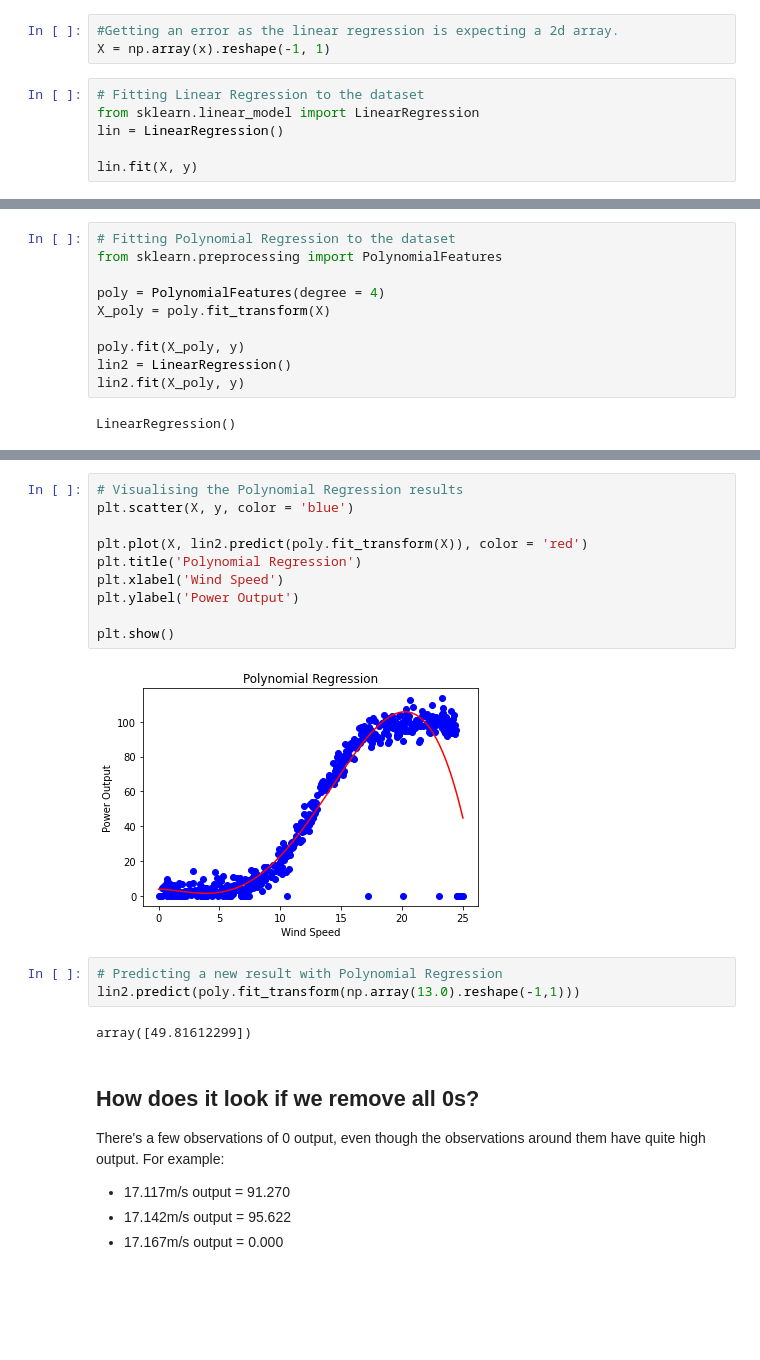
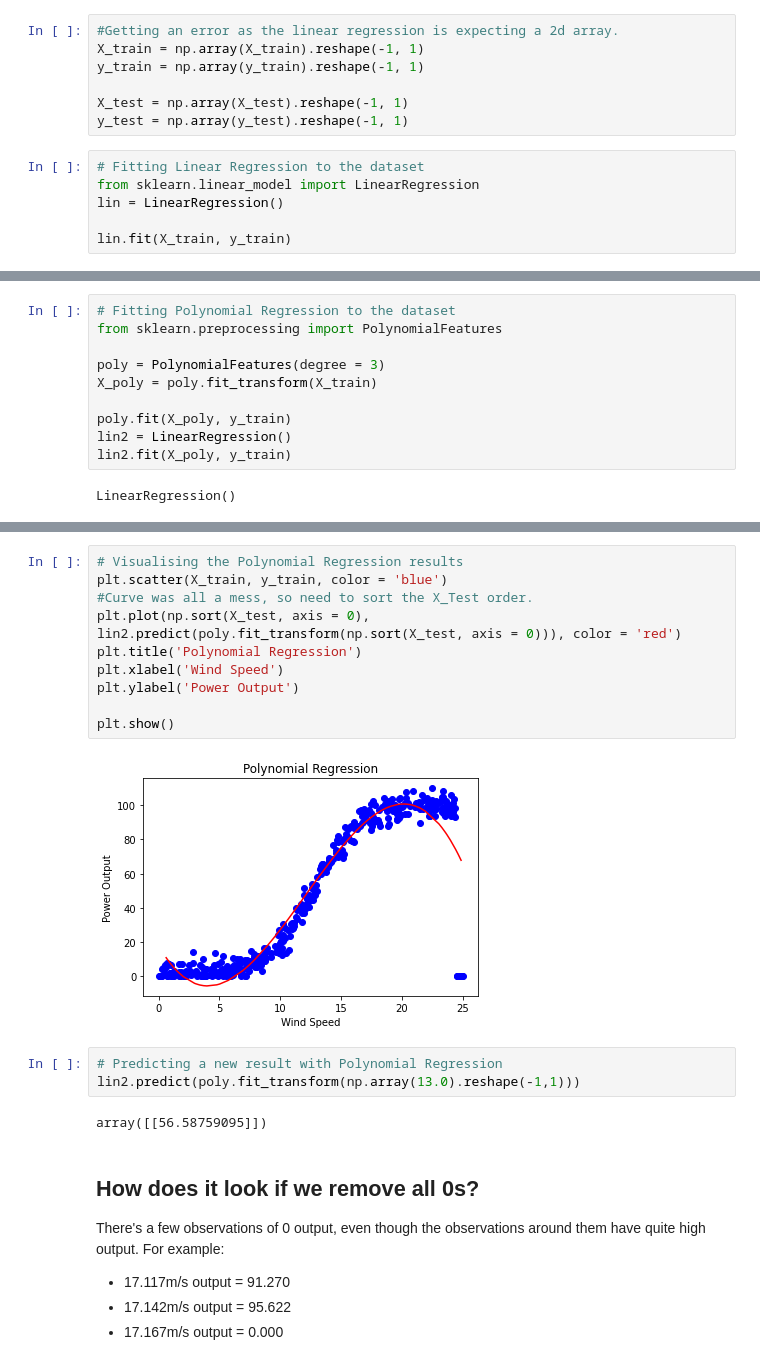
Before and after one commit to OtherBrian/fda-regression_project, a Jupyter notebook: Regression Project.ipynb, the cells around one changed output, grey strips where cells are left out. Saved outputs shown, nothing was run; the diff lists cells and outputs as text; blank space fills up the shorter version.

Commit message:
All regressions are now using the Train-Test Split data.

```diff
--- a/Regression Project.ipynb
+++ b/Regression Project.ipynb
@@ -253,25 +234,29 @@ https://towardsdatascience.com/polynomial-regression-with-scikit-learn-what-you-
 https://towardsdatascience.com/machine-learning-polynomial-regression-with-python-5328e4e8a386
 # %%
 #Getting an error as the linear regression is expecting a 2d array.
-X = np.array(x).reshape(-1, 1)
+X_train = np.array(X_train).reshape(-1, 1)
+y_train = np.array(y_train).reshape(-1, 1)
+
+X_test = np.array(X_test).reshape(-1, 1)
+y_test = np.array(y_test).reshape(-1, 1)
 # %%
 # Fitting Linear Regression to the dataset
 from sklearn.linear_model import LinearRegression
 lin = LinearRegression()
 
-lin.fit(X, y)
+lin.fit(X_train, y_train)
 # %% [output]
 LinearRegression()
 # %%
 # Fitting Polynomial Regression to the dataset
 from sklearn.preprocessing import PolynomialFeatures
 
-poly = PolynomialFeatures(degree = 4)
-X_poly = poly.fit_transform(X)
+poly = PolynomialFeatures(degree = 3)
+X_poly = poly.fit_transform(X_train)
 
-poly.fit(X_poly, y)
+poly.fit(X_poly, y_train)
 lin2 = LinearRegression()
-lin2.fit(X_poly, y)
+lin2.fit(X_poly, y_train)
 # %% [output]
 LinearRegression()
 # %%
@@ -289,20 +274,20 @@ plt.show()
 # %%
 # Visualising the Polynomial Regression results
-plt.scatter(X, y, color = 'blue')
-
-plt.plot(X, lin2.predict(poly.fit_transform(X)), color = 'red')
+plt.scatter(X_train, y_train, color = 'blue')
+#Curve was all a mess, so need to sort the X_Test order.
+plt.plot(np.sort(X_test, axis = 0), lin2.predict(poly.fit_transform(np.sort(X_test, axis = 0))), color = 'red')
 plt.title('Polynomial Regression')
 plt.xlabel('Wind Speed')
 plt.ylabel('Power Output')
 
 plt.show()
 # %% [output]
-[figure, old version]
+[figure, new version]
 # %%
 # Predicting a new result with Polynomial Regression
 lin2.predict(poly.fit_transform(np.array(13.0).reshape(-1,1)))
 # %% [output]
-array([49.81612299])
+array([[56.58759095]])
 # %% [markdown]
 ## How does it look if we remove all 0s?
 
```
Also changed, not shown: parts of 30 cells of this notebook.
